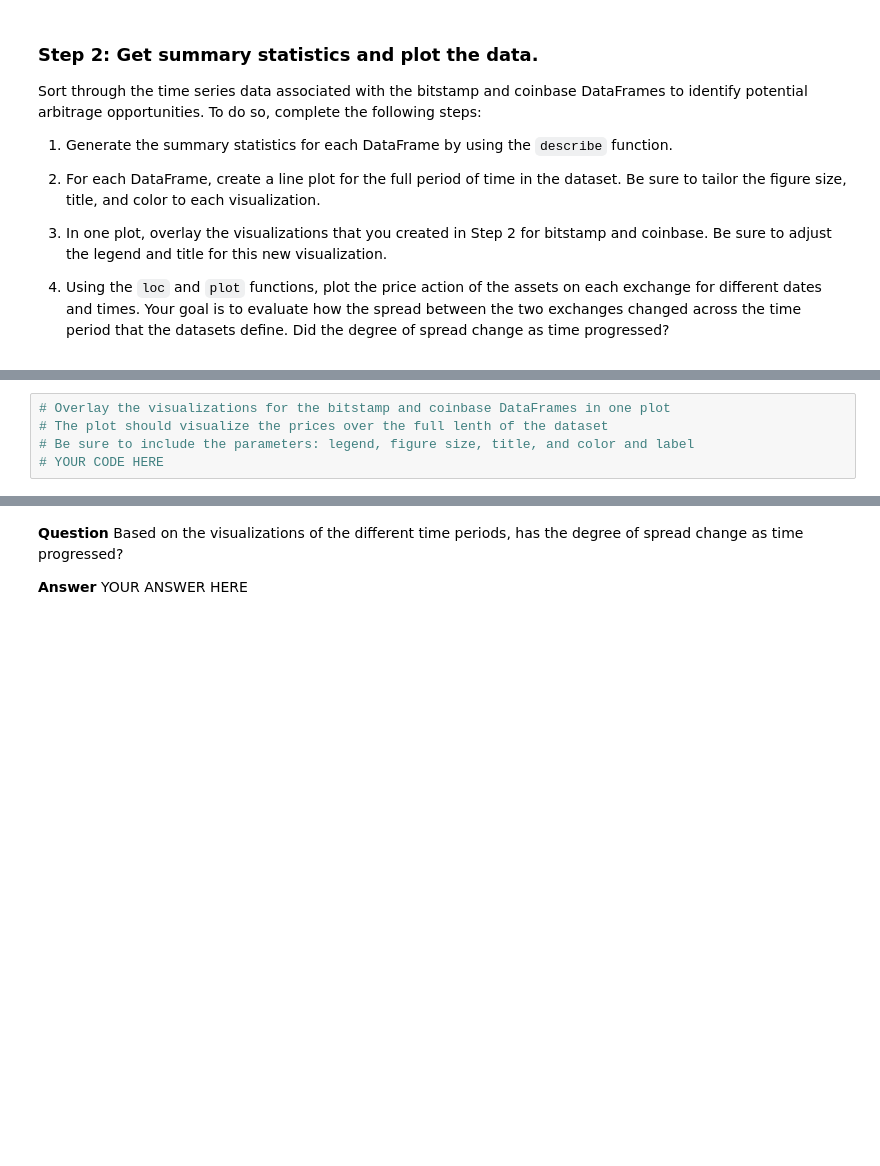
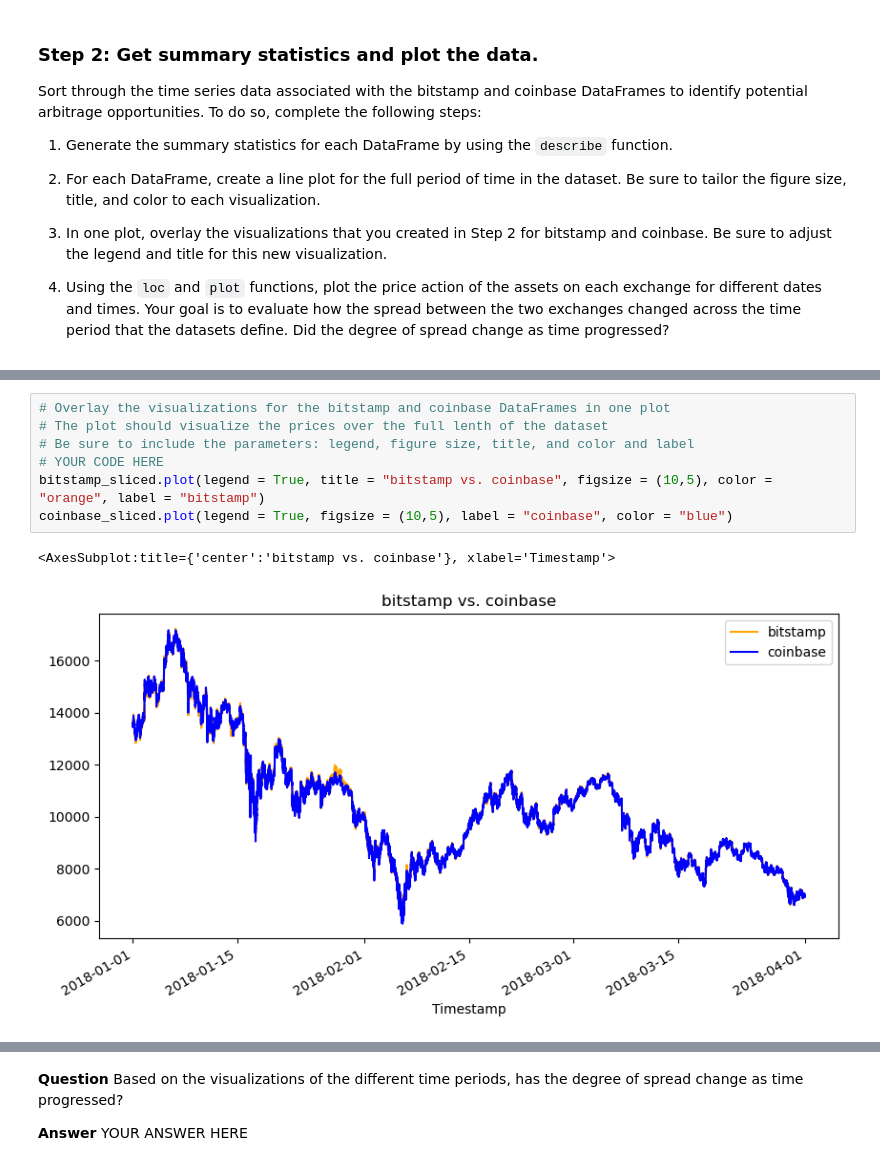
Before and after one commit to halamkim/challenge_03, a Jupyter notebook: crypto_arbitrage.ipynb, the cells around one changed output, grey strips where cells are left out. Cells and saved outputs as stored; diff of their text form; blank space fills up the shorter version.

```diff
--- a/crypto_arbitrage.ipynb
+++ b/crypto_arbitrage.ipynb
@@ -220,8 +261,13 @@ Sort through the time series data associated with the bitstamp and coinbase Data
 # %%
 # Overlay the visualizations for the bitstamp and coinbase DataFrames in one plot
 # The plot should visualize the prices over the full lenth of the dataset
 # Be sure to include the parameters: legend, figure size, title, and color and label
 # YOUR CODE HERE
+bitstamp_sliced.plot(legend = True, title = "bitstamp vs. coinbase", figsize = (10,5), color = "orange", label = "bitstamp")
+coinbase_sliced.plot(legend = True, figsize = (10,5), label = "coinbase", color = "blue")
+# %% [output]
+<AxesSubplot:title={'center':'bitstamp vs. coinbase'}, xlabel='Timestamp'>
+[figure, added]
 # %%
 # Using the loc and plot functions, create an overlay plot that visualizes
 # the price action of both DataFrames for a one month period early in the dataset
```
Also changed, not shown: parts of 13 cells of this notebook.
